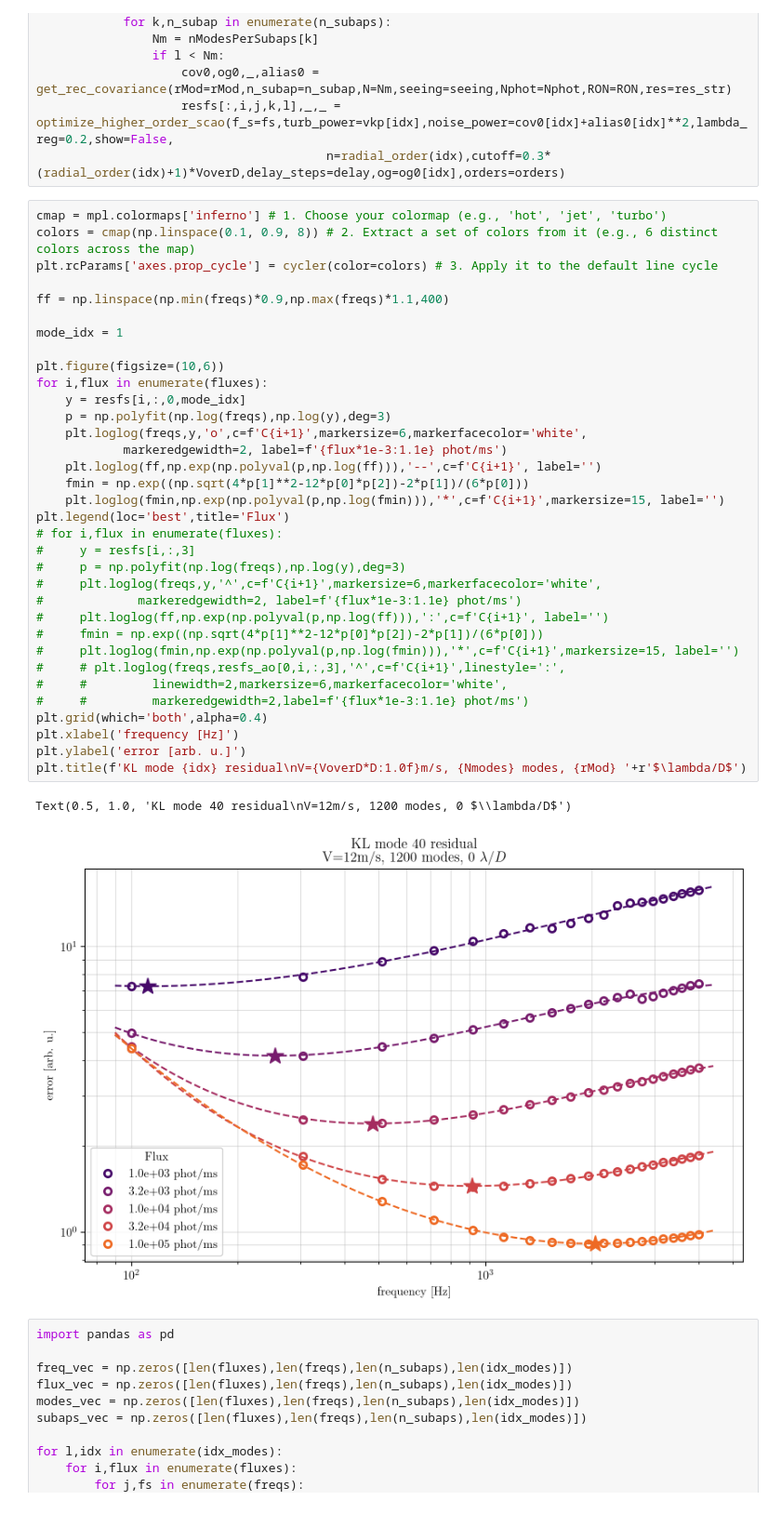
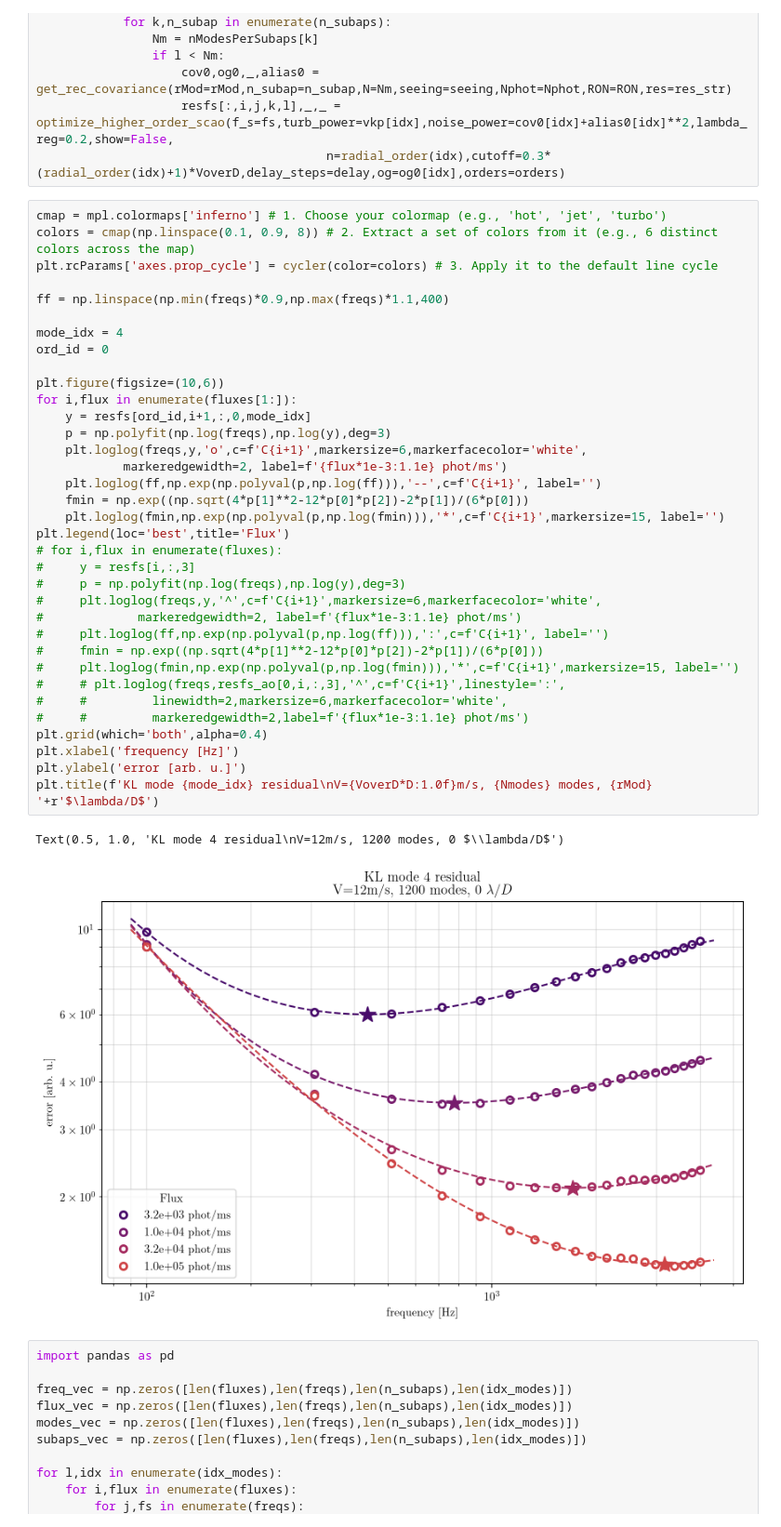
Before and after one commit to Menessao/SPECULA, a Jupyter notebook: config/RISTRETTO/errorBudgetPlots.ipynb, the cells around one changed output. Shown at 93% size. Saved outputs shown, nothing was run; the diff lists cells and outputs as text.

```diff
--- a/config/RISTRETTO/errorBudgetPlots.ipynb
+++ b/config/RISTRETTO/errorBudgetPlots.ipynb
@@ -644,39 +644,40 @@ for l,idx in enumerate(idx_modes):
 cmap = mpl.colormaps['inferno'] # 1. Choose your colormap (e.g., 'hot', 'jet', 'turbo')
 colors = cmap(np.linspace(0.1, 0.9, 8)) # 2. Extract a set of colors from it (e.g., 6 distinct colors across the map)
 plt.rcParams['axes.prop_cycle'] = cycler(color=colors) # 3. Apply it to the default line cycle
 
 ff = np.linspace(np.min(freqs)*0.9,np.max(freqs)*1.1,400)
 
-mode_idx = 1
+mode_idx = 4
+ord_id = 0
 
 plt.figure(figsize=(10,6))
-for i,flux in enumerate(fluxes):
-    y = resfs[i,:,0,mode_idx]
+for i,flux in enumerate(fluxes[1:]):
+    y = resfs[ord_id,i+1,:,0,mode_idx]
     p = np.polyfit(np.log(freqs),np.log(y),deg=3)
     plt.loglog(freqs,y,'o',c=f'C{i+1}',markersize=6,markerfacecolor='white',
             markeredgewidth=2, label=f'{flux*1e-3:1.1e} phot/ms')
     plt.loglog(ff,np.exp(np.polyval(p,np.log(ff))),'--',c=f'C{i+1}', label='')
     fmin = np.exp((np.sqrt(4*p[1]**2-12*p[0]*p[2])-2*p[1])/(6*p[0]))
     plt.loglog(fmin,np.exp(np.polyval(p,np.log(fmin))),'*',c=f'C{i+1}',markersize=15, label='')
 plt.legend(loc='best',title='Flux')
 # for i,flux in enumerate(fluxes):
 #     y = resfs[i,:,3]
 #     p = np.polyfit(np.log(freqs),np.log(y),deg=3)
 #     plt.loglog(freqs,y,'^',c=f'C{i+1}',markersize=6,markerfacecolor='white',
 #             markeredgewidth=2, label=f'{flux*1e-3:1.1e} phot/ms')
 #     plt.loglog(ff,np.exp(np.polyval(p,np.log(ff))),':',c=f'C{i+1}', label='')
 #     fmin = np.exp((np.sqrt(4*p[1]**2-12*p[0]*p[2])-2*p[1])/(6*p[0]))
 #     plt.loglog(fmin,np.exp(np.polyval(p,np.log(fmin))),'*',c=f'C{i+1}',markersize=15, label='')
 #     # plt.loglog(freqs,resfs_ao[0,i,:,3],'^',c=f'C{i+1}',linestyle=':',
 #     #         linewidth=2,markersize=6,markerfacecolor='white',
 #     #         markeredgewidth=2,label=f'{flux*1e-3:1.1e} phot/ms')
 plt.grid(which='both',alpha=0.4)
 plt.xlabel('frequency [Hz]')
 plt.ylabel('error [arb. u.]')
-plt.title(f'KL mode {idx} residual\nV={VoverD*D:1.0f}m/s, {Nmodes} modes, {rMod} '+r'$\lambda/D$')
+plt.title(f'KL mode {mode_idx} residual\nV={VoverD*D:1.0f}m/s, {Nmodes} modes, {rMod} '+r'$\lambda/D$')
 # %% [output]
-Text(0.5, 1.0, 'KL mode 40 residual\nV=12m/s, 1200 modes, 0 $\\lambda/D$')
+Text(0.5, 1.0, 'KL mode 4 residual\nV=12m/s, 1200 modes, 0 $\\lambda/D$')
-[figure, old version]
+[figure, new version]
 # %%
 import pandas as pd
 
```
Also changed, not shown: 10 other files.
